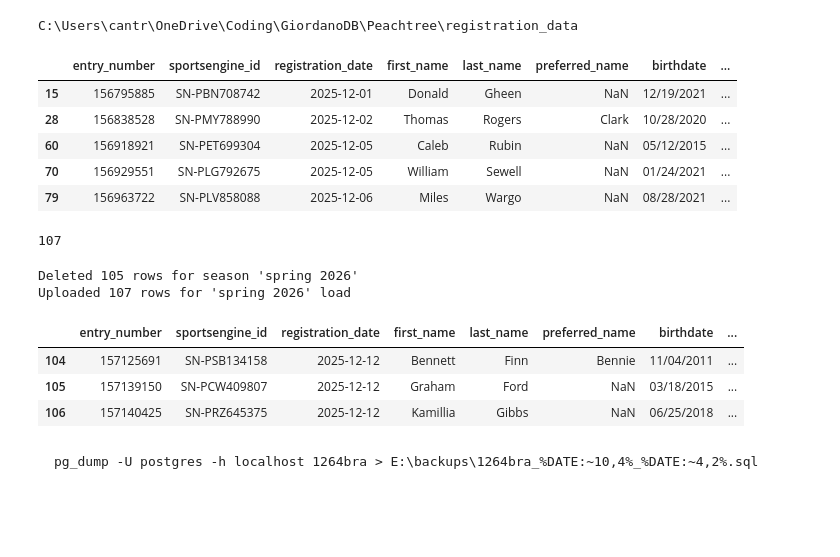
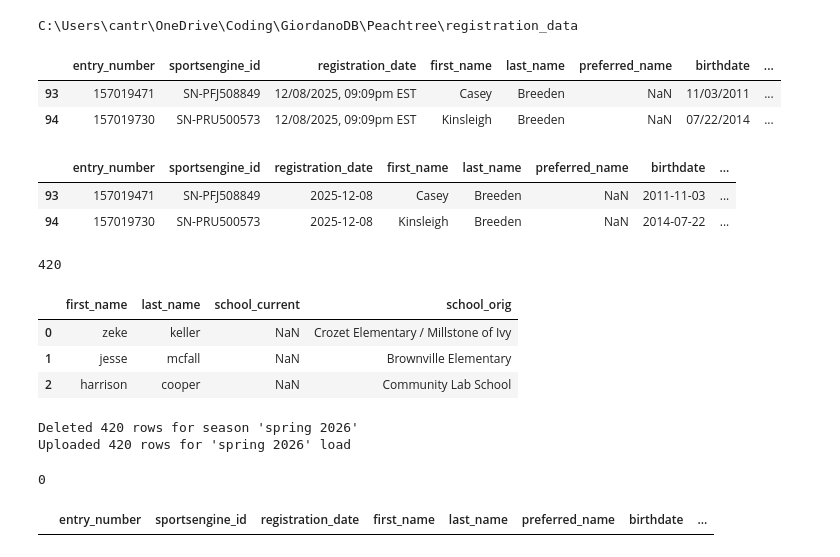
Before and after one commit to uzr6bq/peachtree, a Jupyter notebook: peachtree_db_v2.ipynb, the cells around one changed output. Drawn from its saved outputs; the diff is of its cells as text; code cells hidden in the pictures; blank space fills up the shorter version.

```diff
--- a/peachtree_db_v2.ipynb
+++ b/peachtree_db_v2.ipynb
@@ -142,4 +140,12 @@ for file in csv_files_to_process:
     dfs.append(df)
 
 # 6) Combine everything
-df_peachtree_orig = pd.concat(dfs, ignore_index=True)
+df_peachtree_stepone = pd.concat(dfs, ignore_index=True)
+
+df_peachtree_orig = df_peachtree_stepone.copy()
+# %%
+df_peachtree_orig[df_peachtree_orig['last_name']=='Breeden']
+# %% [output]
+|  | entry_number | sportsengine_id | registration_date | first_name | last_name | preferred_name | birthdate | ... |
+| 93 | 157019471 | SN-PFJ508849 | 12/08/2025, 09:09pm EST | Casey | Breeden | NaN | 11/03/2011 | ... |
+| 94 | 157019730 | SN-PRU500573 | 12/08/2025, 09:09pm EST | Kinsleigh | Breeden | NaN | 07/22/2014 | ... |
@@ -277,6 +285,14 @@ df_peachtree['registration_date'] = df_peachtree['registration_date'].dt.date
 
 # Assuming df_peachtree is your DataFrame
 df_peachtree['registration_date'] = pd.to_datetime(df_peachtree['registration_date'])
+
+df_peachtree['birthdate'] = pd.to_datetime(
+    df_peachtree['birthdate'],
+    format='%m/%d/%Y',
+    errors='coerce'
+)
+
+df_peachtree['birthdate'] = df_peachtree['birthdate'].dt.strftime('%Y-%m-%d')
 
 # Assuming df_peachtree is your DataFrame
 df_peachtree = df_peachtree.map(lambda x: x.strip() if isinstance(x, str) else x)
@@ -368,8 +384,8 @@ for column, dtype in columns_to_convert.items():
         df_peachtree[column] = df_peachtree[column].astype(dtype)
 
 # Update 'division' based on 'refunds to 'Refunded'/8
-df_peachtree['division'] = df_peachtree.apply(lambda row: 8 if row['refunds'] > 0 else row['division'], axis=1)
-
+# df_peachtree['division'] = df_peachtree.apply(lambda row: 8 if row['refunds'] > 0 else row['division'], axis=1)
+df_peachtree['division'] = df_peachtree.apply(lambda row: 8 if row['refunds'] == row['gross'] and row['gross'] != 0.00 else row['division'], axis=1)
 
 # Calculate the count of records for each order_number, excluding divisions 13 and 14
 order_counts = df_peachtree[df_peachtree['division'].isin([8, 13, 14]) == False].groupby('order_number')['order_number'].transform('count')
@@ -418,21 +434,18 @@ df_peachtree['subtotal_true'] = df_peachtree.apply(lambda row:
 # summarize_dataframe(df_peachtree)
 # %%
 # df_peachtree[(df_peachtree['school']==58) & (df_peachtree['season']== 'spring 2024')]
-df_peachtree[(df_peachtree['school'].isna()) & (df_peachtree['season']== 'spring 2026')]
-# df_peachtree[(df_peachtree['division'].isna()) & (df_peachtree['season']== 'fall 2025')]
+# df_peachtree[(df_peachtree['school'].isna()) & (df_peachtree['season']== 'spring 2026')]
+# df_peachtree[(df_peachtree['division'].isna()) & (df_peachtree['season']== 'spring 2026')]
 # df_peachtree[df_peachtree['registration_date'] == '2023-11-30']
 # df_peachtree['division'].value_counts()
 # df_peachtree[df_peachtree['division']==6]
 # df_peachtree.value_counts('gender')
-# df_peachtree[df_peachtree['last_name']=='Teel']
+df_peachtree[df_peachtree['last_name']=="Breeden"]
 # df_peachtree
 # %% [output]
 |  | entry_number | sportsengine_id | registration_date | first_name | last_name | preferred_name | birthdate | ... |
-| 15 | 156795885 | SN-PBN708742 | 2025-12-01 | Donald | Gheen | NaN | 12/19/2021 | ... |
-| 28 | 156838528 | SN-PMY788990 | 2025-12-02 | Thomas | Rogers | Clark | 10/28/2020 | ... |
-| 60 | 156918921 | SN-PET699304 | 2025-12-05 | Caleb | Rubin | NaN | 05/12/2015 | ... |
-| 70 | 156929551 | SN-PLG792675 | 2025-12-05 | William | Sewell | NaN | 01/24/2021 | ... |
-| 79 | 156963722 | SN-PLV858088 | 2025-12-06 | Miles | Wargo | NaN | 08/28/2021 | ... |
+| 93 | 157019471 | SN-PFJ508849 | 2025-12-08 | Casey | Breeden | NaN | 2011-11-03 | ... |
+| 94 | 157019730 | SN-PRU500573 | 2025-12-08 | Kinsleigh | Breeden | NaN | 2014-07-22 | ... |
 # %%
 # Apply season filter only if a specific override is set
 if full_or_override != 'full':
@@ -446,7 +459,31 @@ if full_or_override != 'full':
 # %%
 df_peachtree.shape[0]
 # %% [output]
-107
+420
+# %%
+for df in [df_peachtree, df_peachtree_stepone]:
+    df['first_name'] = df['first_name'].str.strip().str.lower()
+    df['last_name']  = df['last_name'].str.strip().str.lower()
+
+df_peachtree_stepone.loc[df_peachtree_stepone['season'].isna(), 'season'] = season
+
+mask_school = df_peachtree['school'].isna()
+
+df_missing = df_peachtree.loc[mask_school, ['first_name','last_name', 'school']].copy()
+
+df_missing = df_missing.merge(
+    df_peachtree_stepone[['first_name','last_name', 'school']],
+    on=['first_name','last_name'],
+    how='left',
+    suffixes=('_current', '_orig')
+)
+
+df_missing
+# %% [output]
+|  | first_name | last_name | school_current | school_orig |
+| 0 | zeke | keller | NaN | Crozet Elementary / Millstone of Ivy |
+| 1 | jesse | mcfall | NaN | Brownville Elementary |
+| 2 | harrison | cooper | NaN | Community Lab School |
 # %%
 # Determine write mode based on override
 ReplaceOrAppend = 'replace' if full_or_override == 'full' else 'append'
@@ -482,14 +519,13 @@ with engine.begin() as conn:
 
 print(f"Uploaded {upload_count} rows for '{season}' load")
 # %% [output]
-Deleted 105 rows for season 'spring 2026'
-Uploaded 107 rows for 'spring 2026' load
+Deleted 420 rows for season 'spring 2026'
+Uploaded 420 rows for 'spring 2026' load
 # %%
-df_peachtree[df_peachtree['registration_date']==today]
+df_peachtree[df_peachtree['registration_date']==today].shape[0]
 # %% [output]
-|  | entry_number | sportsengine_id | registration_date | first_name | last_name | preferred_name | birthdate | ... |
-| 104 | 157125691 | SN-PSB134158 | 2025-12-12 | Bennett | Finn | Bennie | 11/04/2011 | ... |
-| 105 | 157139150 | SN-PCW409807 | 2025-12-12 | Graham | Ford | NaN | 03/18/2015 | ... |
-| 106 | 157140425 | SN-PRZ645375 | 2025-12-12 | Kamillia | Gibbs | NaN | 06/25/2018 | ... |
+0
-# %% [markdown]
-    pg_dump -U postgres -h localhost 1264bra > E:\backups\1264bra_%DATE:~10,4%_%DATE:~4,2%.sql
+# %%
+df_peachtree[df_peachtree['peachtree_id'].isna()]
+# %% [output]
+|  | entry_number | sportsengine_id | registration_date | first_name | last_name | preferred_name | birthdate | ... |
```
Also changed, not shown: parts of 4 cells of this notebook, 3 other files.
